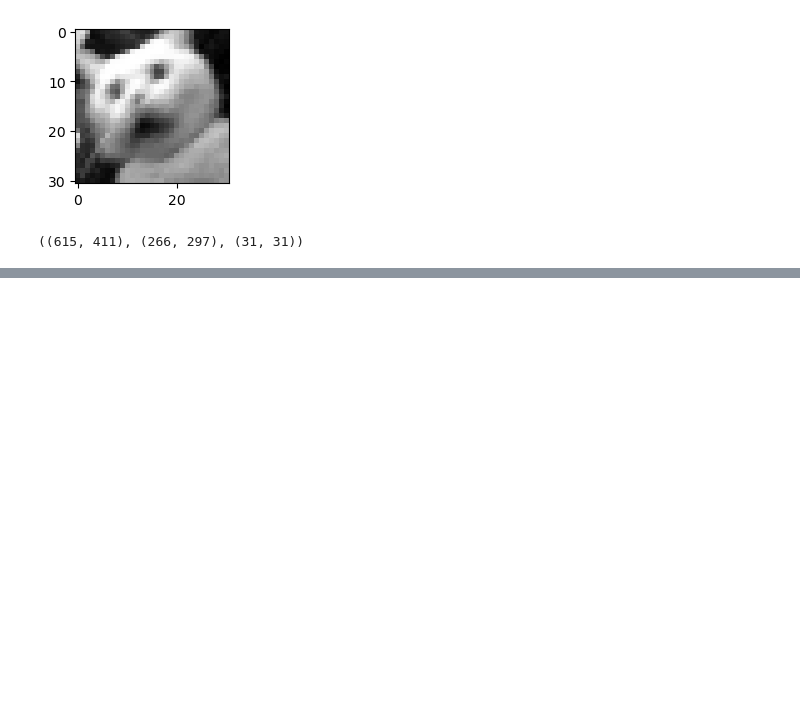
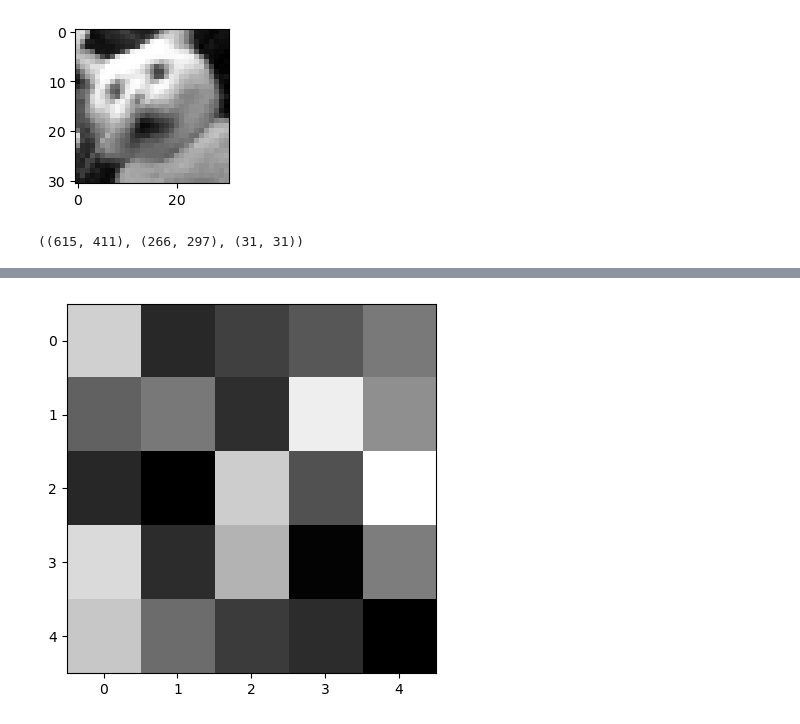
Before and after one commit to raviearjun/Belajar-ML-AI, a Jupyter notebook: DIP/filtering-based-enhancement.ipynb, the cells around one changed output, grey strips where cells are left out. Drawn from its saved outputs; the diff is of its cells as text; code cells hidden in the pictures; blank space fills up the shorter version.

```diff
--- a/DIP/filtering-based-enhancement.ipynb
+++ b/DIP/filtering-based-enhancement.ipynb
@@ -75,0 +205,6 @@ ValueError: operands could not be broadcast together with shapes (31,31) (266,29
+# %%
+mask = np.random.random([5,5])
+plt.imshow(mask, cmap='gray')
+plt.show()
+# %% [output]
+[figure, added]
```
Also changed, not shown: parts of 12 cells of this notebook, 6 other files.
